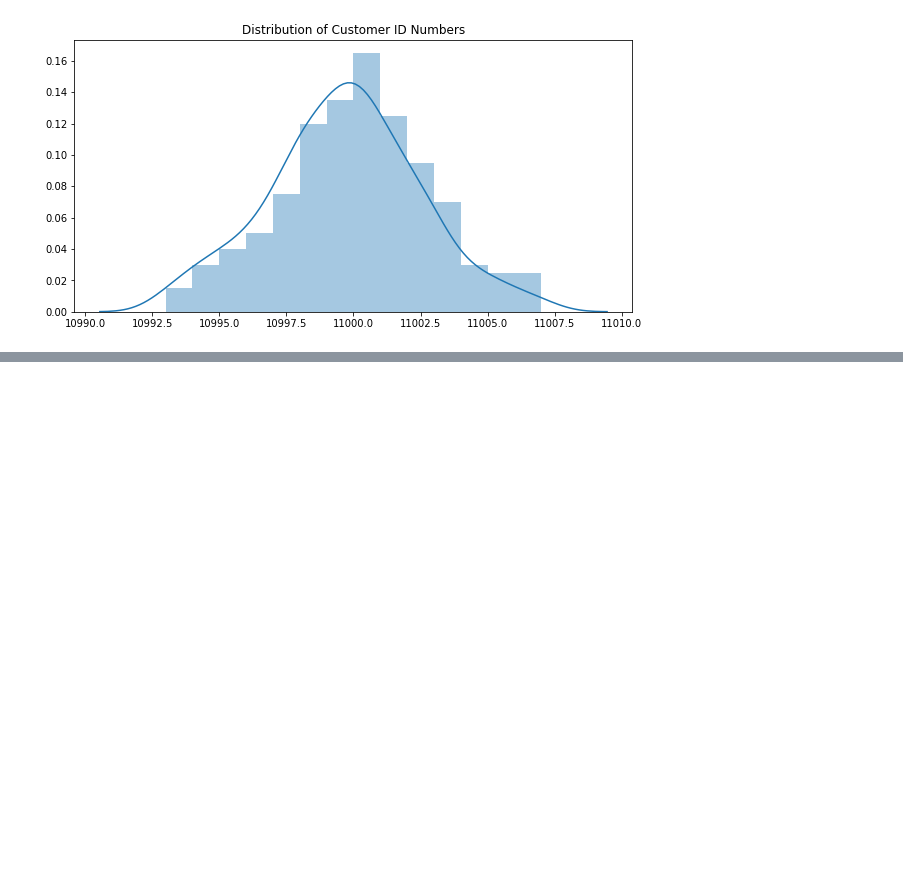
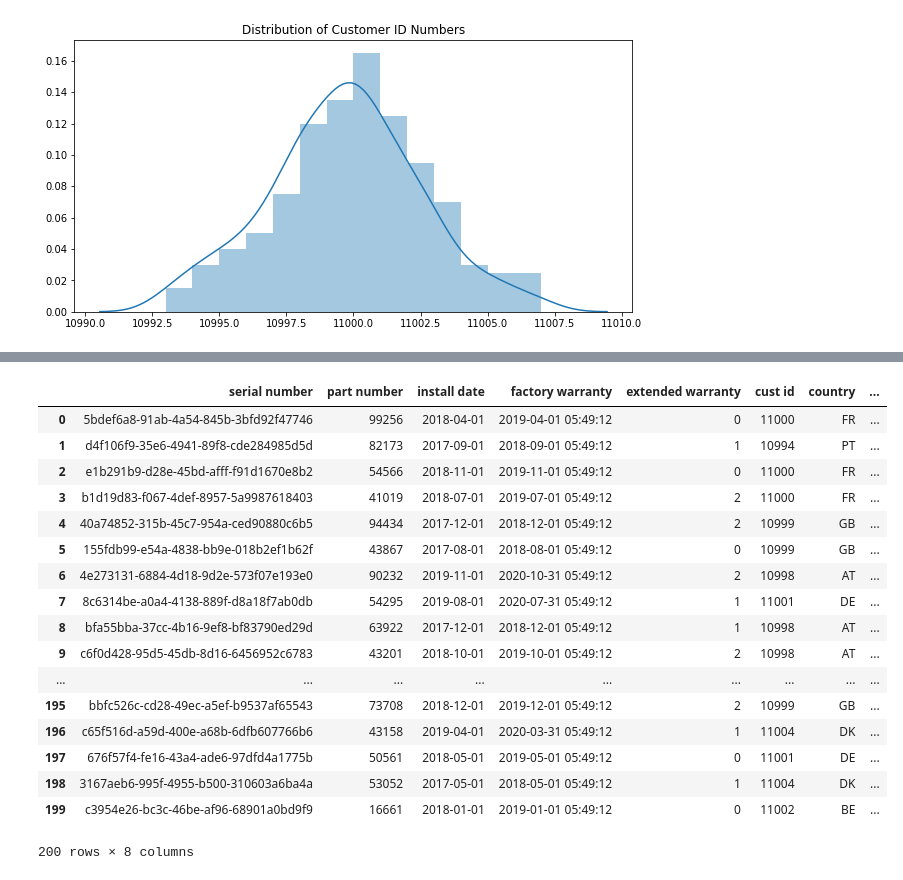
Before and after one commit to pcaulfie/ProgDA-Project, a Jupyter notebook: Install Base Dataset.ipynb, the cells around one changed output, grey strips where cells are left out. Drawn from its saved outputs; the diff is of its cells as text; code cells hidden in the pictures; blank space fills up the shorter version.

```diff
--- a/Install Base Dataset.ipynb
+++ b/Install Base Dataset.ipynb
@@ -434,0 +442,19 @@ service_contract = [False, True]
+# %%
+# 1st Create a sample using the Binomial Distribution
+# Adapted from https://cmdlinetips.com/2018/12/simulating-coin-toss-experiment-with-binomial-random-numbers-using-numpy/
+
+# Define Parameters for random.binomial() function
+n = 1 # the number of samples
+p = 0.75 # simulate 75% attach rate for serivce contract
+size = 200 # number of experiments)
+
+# Create array called 'heads' using random.binomial() function and defined parameters
+# Adapted from https://discuss.codecademy.com/t/what-does-the-np-random-binomial-function-return/361162
+#contract = np.random.binomial(n, p, size)
+contract= pd.DataFrame(np.random.binomial(n, p, size))
+contract
+# Create a figure to visualize the distribution
+#plt.subplots(figsize=(10,5))
+
+# Plot histogram of dataframe using seaborn distplot function
+#sns.distplot(pd.DataFrame(contract)).set_title('Attach Rate for Service Contracts')
@@ -434,0 +480,8 @@ service_contract = [False, True]
+# %%
+#  Adding contract column to the dataframe
+
+# Combine contract series into the installbase dataframe, resetting the index without inserting it as a column in the new DataFrame.
+# Combine nums series into the installbase dataframe, resetting the index without inserting it as a column in the new DataFrame.
+df2['contract'] = pd.concat([contract], axis=0).reset_index().drop('index', 1)
+# show sample of 5 rows
+df2.sample(5)
@@ -434,0 +495,11 @@ service_contract = [False, True]
+# %%
+# Use dataframe replace to replace string value with numeric value in Day Number column -
+# Adapted from https://stackoverflow.com/a/17115229
+
+# Define mapping between strings and number values
+mapping = {0: "False", 1: "True"}
+# create new dataframe called df2 and use df.replace to replace values in Day Number column using mapping
+df3 = pd.DataFrame()
+df3 = df2.replace({'contract': mapping})
+# display a sample 5 rows displaying new column 'contract'
+df3.sample(5)
@@ -435,3 +513,24 @@ service_contract = [False, True]
+# %%
+df3
+# %% [output]
+|  | serial number | part number | install date | factory warranty | extended warranty | cust id | country | ... |
+| 0 | 5bdef6a8-91ab-4a54-845b-3bfd92f47746 | 99256 | 2018-04-01 | 2019-04-01 05:49:12 | 0 | 11000 | FR | ... |
+| 1 | d4f106f9-35e6-4941-89f8-cde284985d5d | 82173 | 2017-09-01 | 2018-09-01 05:49:12 | 1 | 10994 | PT | ... |
+| 2 | e1b291b9-d28e-45bd-afff-f91d1670e8b2 | 54566 | 2018-11-01 | 2019-11-01 05:49:12 | 0 | 11000 | FR | ... |
+| 3 | b1d19d83-f067-4def-8957-5a9987618403 | 41019 | 2018-07-01 | 2019-07-01 05:49:12 | 2 | 11000 | FR | ... |
+| 4 | 40a74852-315b-45c7-954a-ced90880c6b5 | 94434 | 2017-12-01 | 2018-12-01 05:49:12 | 2 | 10999 | GB | ... |
+| 5 | 155fdb99-e54a-4838-bb9e-018b2ef1b62f | 43867 | 2017-08-01 | 2018-08-01 05:49:12 | 0 | 10999 | GB | ... |
+| 6 | 4e273131-6884-4d18-9d2e-573f07e193e0 | 90232 | 2019-11-01 | 2020-10-31 05:49:12 | 2 | 10998 | AT | ... |
+| 7 | 8c6314be-a0a4-4138-889f-d8a18f7ab0db | 54295 | 2019-08-01 | 2020-07-31 05:49:12 | 1 | 11001 | DE | ... |
+| 8 | bfa55bba-37cc-4b16-9ef8-bf83790ed29d | 63922 | 2017-12-01 | 2018-12-01 05:49:12 | 1 | 10998 | AT | ... |
+| 9 | c6f0d428-95d5-45db-8d16-6456952c6783 | 43201 | 2018-10-01 | 2019-10-01 05:49:12 | 2 | 10998 | AT | ... |
+| ... | ... | ... | ... | ... | ... | ... | ... | ... |
+| 195 | bbfc526c-cd28-49ec-a5ef-b9537af65543 | 73708 | 2018-12-01 | 2019-12-01 05:49:12 | 2 | 10999 | GB | ... |
+| 196 | c65f516d-a59d-400e-a68b-6dfb607766b6 | 43158 | 2019-04-01 | 2020-03-31 05:49:12 | 1 | 11004 | DK | ... |
+| 197 | 676f57f4-fe16-43a4-ade6-97dfd4a1775b | 50561 | 2018-05-01 | 2019-05-01 05:49:12 | 0 | 11001 | DE | ... |
+| 198 | 3167aeb6-995f-4955-b500-310603a6ba4a | 53052 | 2017-05-01 | 2018-05-01 05:49:12 | 1 | 11004 | DK | ... |
+| 199 | c3954e26-bc3c-46be-af96-68901a0bd9f9 | 16661 | 2018-01-01 | 2019-01-01 05:49:12 | 0 | 11002 | BE | ... |
+200 rows × 8 columns
 # %% [markdown]
 ## References
 1. Kurvinen, M (2017) *INSTALLED BASE AND TRACEABILITY* [Online] Available at: http://sd-ize.com/installed-base.html[Accessed 1 December 2019].
```
Also changed, not shown: parts of 23 cells of this notebook.
